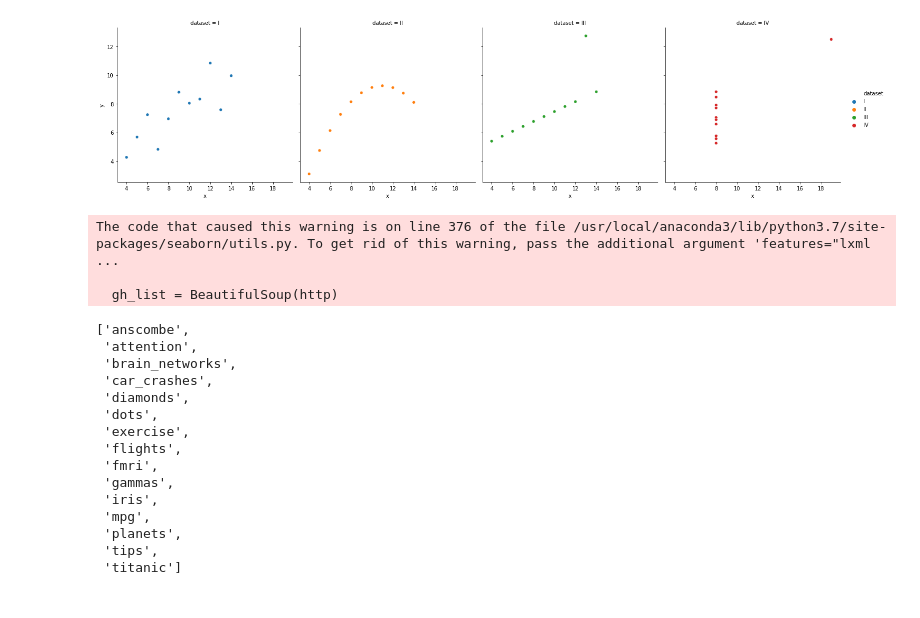
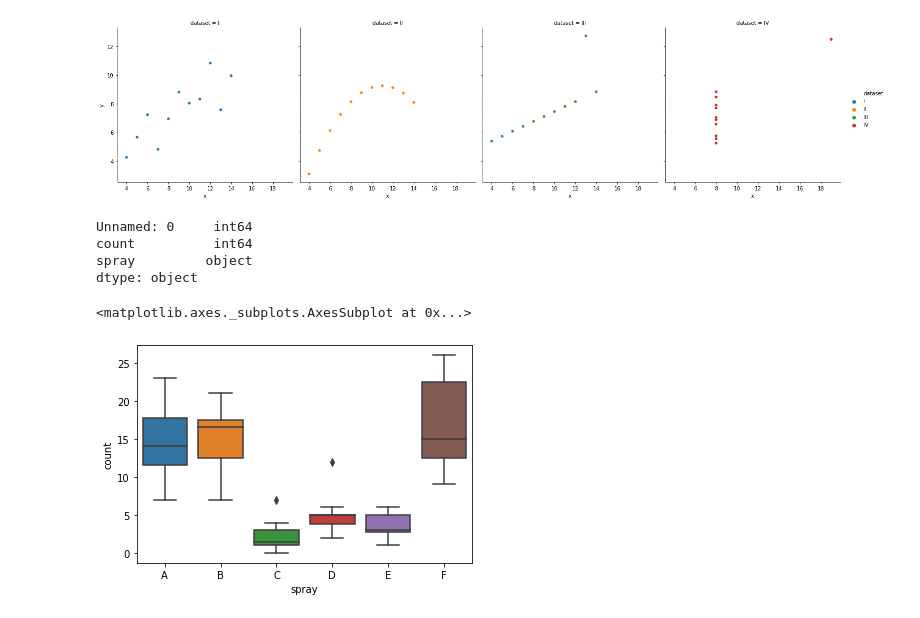
Before and after one commit to flambuth/python-exercises, a Jupyter notebook: 4.9_seaborn_exercises.ipynb, the cells around one changed output. Drawn from its saved outputs; the diff is of its cells as text; code cells hidden in the pictures.

```diff
--- a/4.9_seaborn_exercises.ipynb
+++ b/4.9_seaborn_exercises.ipynb
@@ -70,24 +50,17 @@ sns.relplot(x='x', y='y', col='dataset' ,
 # %% [output]
 <seaborn.axisgrid.FacetGrid at 0x...>
 [figure]
-# %%
-sns.get_dataset_names()
-# %% [output]
-The code that caused this warning is on line 376 of the file /usr/local/anaconda3/lib/python3.7/site-packages/seaborn/utils.py. To get rid of this warning, pass the additional argument 'features="lxml ...
-
-  gh_list = BeautifulSoup(http)
-['anscombe',
- 'attention',
- 'brain_networks',
- 'car_crashes',
- 'diamonds',
- 'dots',
- 'exercise',
- 'flights',
- 'fmri',
- 'gammas',
- 'iris',
- 'mpg',
- 'planets',
- 'tips',
- 'titanic']
+# %%
+sprays = pd.read_csv('InsectSprays.csv')
+# %%
+sprays.dtypes
+# %% [output]
+Unnamed: 0     int64
+count          int64
+spray         object
+dtype: object
+# %%
+sns.boxplot(data=sprays, y = 'count', x='spray')
+# %% [output]
+<matplotlib.axes._subplots.AxesSubplot at 0x...>
+[figure, added]
```
Also changed, not shown: parts of 33 cells of this notebook, 1 other file.
